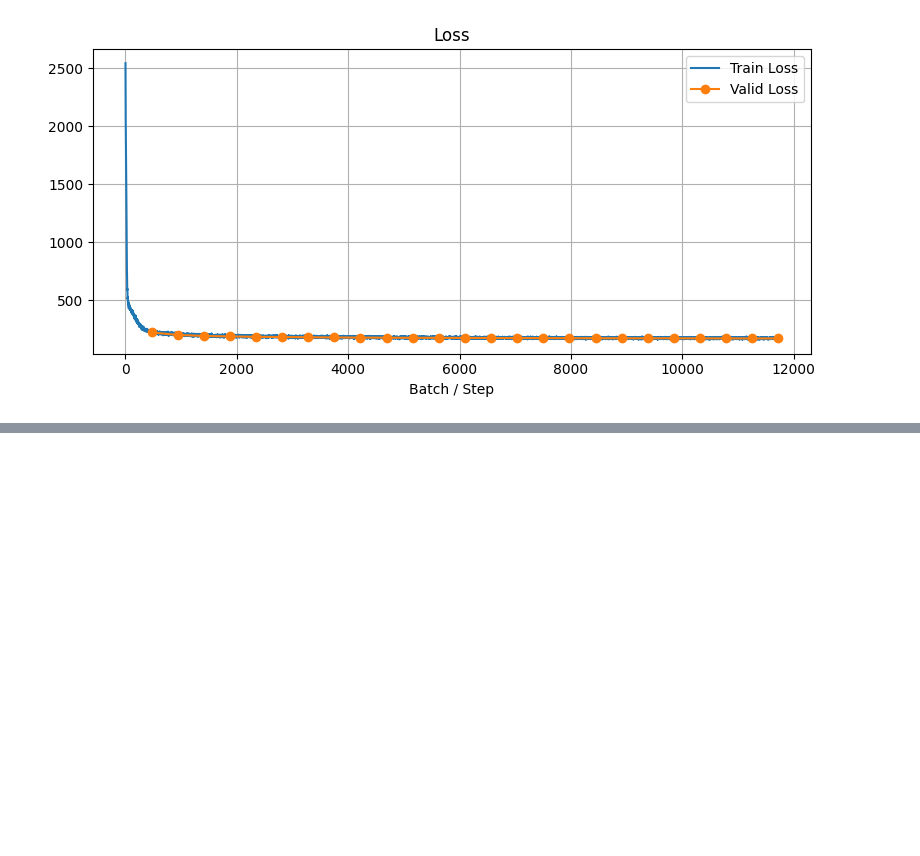
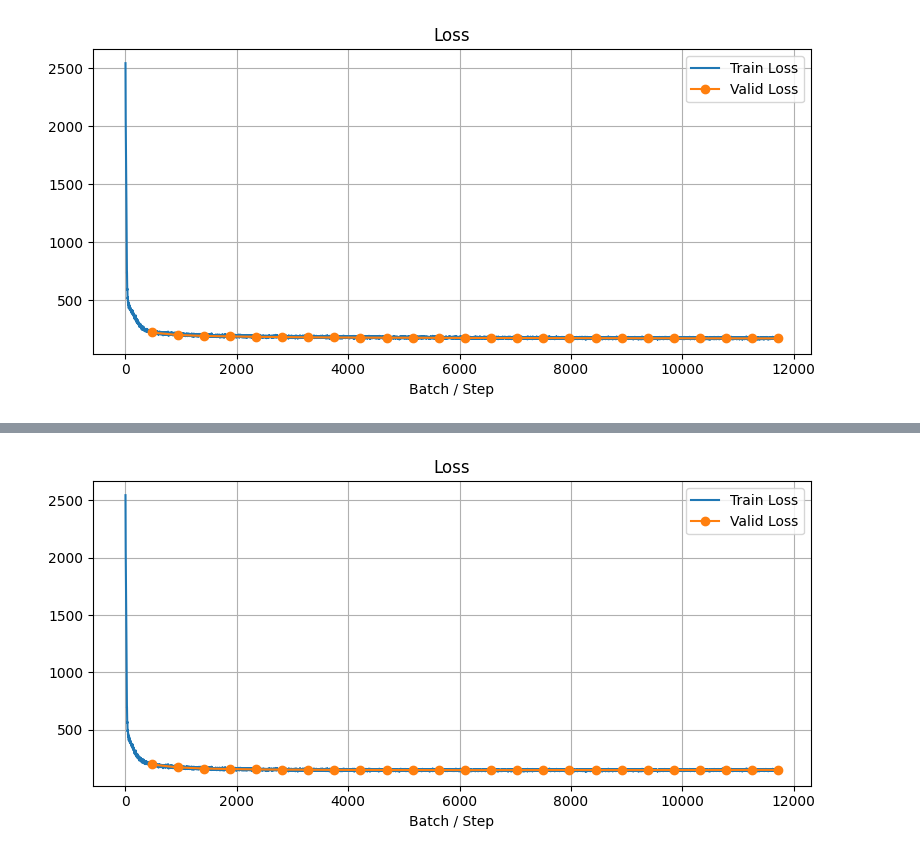
Before and after one commit to Stacey-bubi/vae-models, a Jupyter notebook: notebooks/iwae.ipynb, the cells around one changed output, grey strips where cells are left out. Saved outputs shown, nothing was run; the diff lists cells and outputs as text; code cells hidden in the pictures; blank space fills up the shorter version.

```diff
--- a/notebooks/iwae.ipynb
+++ b/notebooks/iwae.ipynb
@@ -95,0 +92,4 @@ show_imgs(trainer.model.sample(49), ax=ax)
+# %%
+trainer.hooks.append(BetaSchedulerHook(start=0, end=0.3))
+# %%
+trainer.fit()
@@ -95,0 +110,4 @@ show_imgs(trainer.model.sample(49), ax=ax)
+# %%
+trainer.get_hook(MetricsHook).plot_loss()
+# %% [output]
+[figure, added]
```
Also changed, not shown: parts of 13 cells of this notebook, 7 other files.
